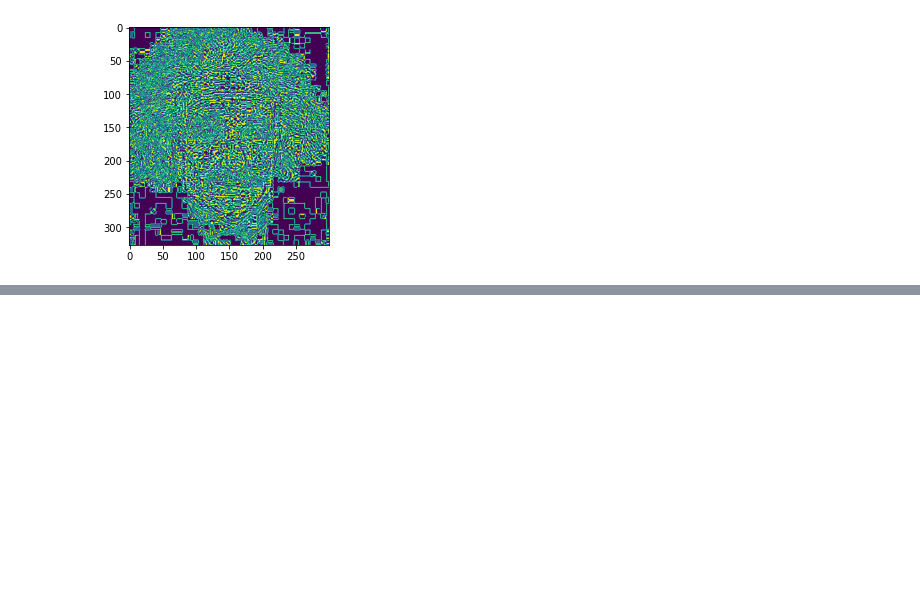
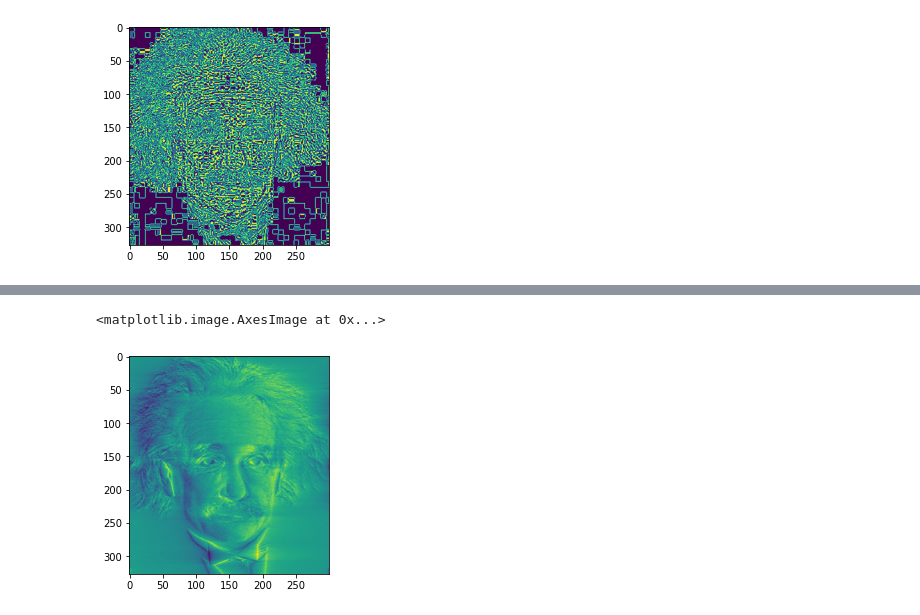
Before and after one commit to collinskatie/motion_without_movement, a Jupyter notebook: simple_filter.ipynb, the cells around one changed output, grey strips where cells are left out. Cells and saved outputs as stored; diff of their text form; code cells hidden in the pictures; blank space fills up the shorter version.

```diff
--- a/simple_filter.ipynb
+++ b/simple_filter.ipynb
@@ -119,0 +158,9 @@ for x in range(img.shape[0])
+# %%
+from scipy.signal import hilbert
+
+transf_img =  np.imag(hilbert(img)) # help from: https://docs.scipy.org/doc/scipy/reference/generated/scipy.signal.hilbert.html
+
+plt.imshow(transf_img)
+# %% [output]
+<matplotlib.image.AxesImage at 0x...>
+[figure, added]
```
Also changed, not shown: parts of 6 cells of this notebook.
